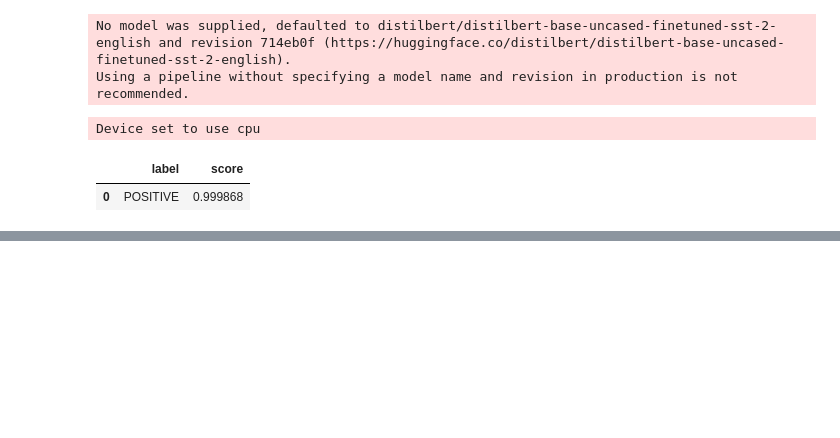
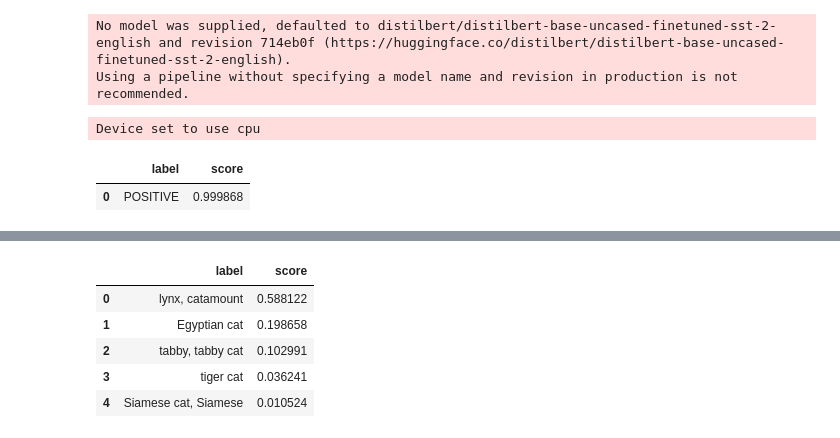
Before and after one commit to Muhammad-Asif10710/Gen-AI, a Jupyter notebook: Untitled5.ipynb, the cells around one changed output, grey strips where cells are left out. Drawn from its saved outputs; the diff is of its cells as text; code cells hidden in the pictures; blank space fills up the shorter version.

```diff
--- a/Untitled5.ipynb
+++ b/Untitled5.ipynb
@@ -66,0 +72,9 @@ Setting `pad_token_id` to `eos_token_id`:50256 for open-end generation.
+# %%
+from PIL import Image
+import requests
+from transformers import pipeline
+
+url="https://images.pexels.com/photos/45201/kitty-cat-kitten-pet-45201.jpeg?auto=compress&cs=tinysrgb&w=600"
+image = Image.open(requests.get(url, stream=True ).raw)
+# %%
+classifier = pipeline("image-classification")
@@ -66,0 +86,10 @@ Setting `pad_token_id` to `eos_token_id`:50256 for open-end generation.
+# %%
+output=classifier(image)
+pd.DataFrame(output)
+# %% [output]
+|  | label | score |
+| 0 | lynx, catamount | 0.588122 |
+| 1 | Egyptian cat | 0.198658 |
+| 2 | tabby, tabby cat | 0.102991 |
+| 3 | tiger cat | 0.036241 |
+| 4 | Siamese cat, Siamese | 0.010524 |
```
Also changed, not shown: parts of 4 cells of this notebook.
